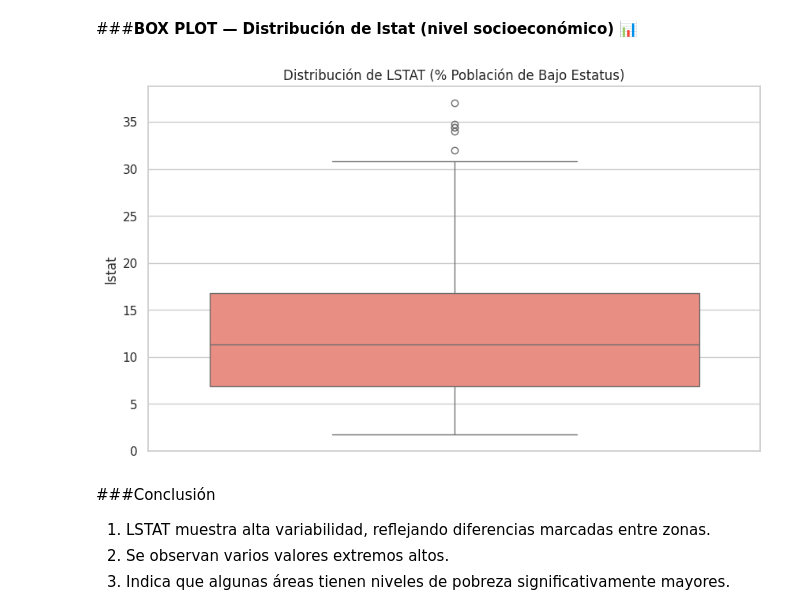
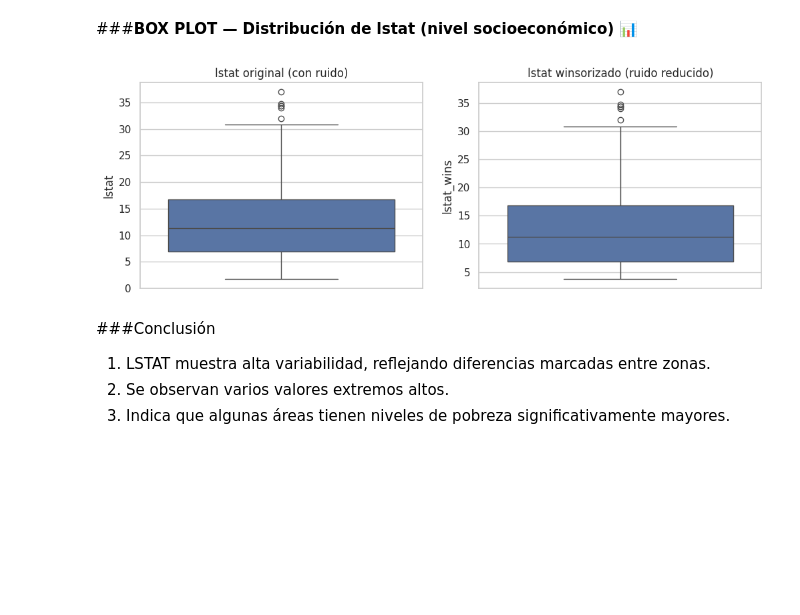
Before and after one commit to FernandaRobayo/ProyectoCangrejoRobayo, a Jupyter notebook: Proyecto final/Proyecto2.ipynb, the cells around one changed output. Saved outputs shown, nothing was run; the diff lists cells and outputs as text; code cells hidden in the pictures; blank space fills up the shorter version.

```diff
--- a/Proyecto final/Proyecto.ipynb
+++ b/Proyecto final/Proyecto2.ipynb
@@ -464,14 +482,31 @@ plt.show()
 2.   Hay pocos valores extremos por encima de 8 habitaciones.
 # %% [markdown]
 ###**BOX PLOT — Distribución de lstat (nivel socioeconómico)** 📊
-# %%
-plt.figure(figsize=(10,6))
-sns.boxplot(y=df_vecinos['lstat'], color='salmon')
-plt.title('Distribución de LSTAT (% Población de Bajo Estatus)')
-plt.ylabel('lstat')
-plt.show()
-# %% [output]
-[figure, removed]
+# %%
+from scipy.stats.mstats import winsorize
+
+# Winsorización para reducir el ruido (outliers) en lstat
+df_vecinos['lstat_wins'] = winsorize(
+    df_vecinos['lstat'],
+    limits=[0.05, 0.05]
+)
+# %%
+import matplotlib.pyplot as plt
+import seaborn as sns
+
+plt.figure(figsize=(12, 4))
+
+plt.subplot(1, 2, 1)
+sns.boxplot(y=df_vecinos['lstat'])
+plt.title('lstat original (con ruido)')
+
+plt.subplot(1, 2, 2)
+sns.boxplot(y=df_vecinos['lstat_wins'])
+plt.title('lstat winsorizado (ruido reducido)')
+
+plt.show()
+# %% [output]
+[figure, added]
 # %% [markdown]
 ###Conclusión
 
```
Also changed, not shown: parts of 5 cells of this notebook, 2 other files.
